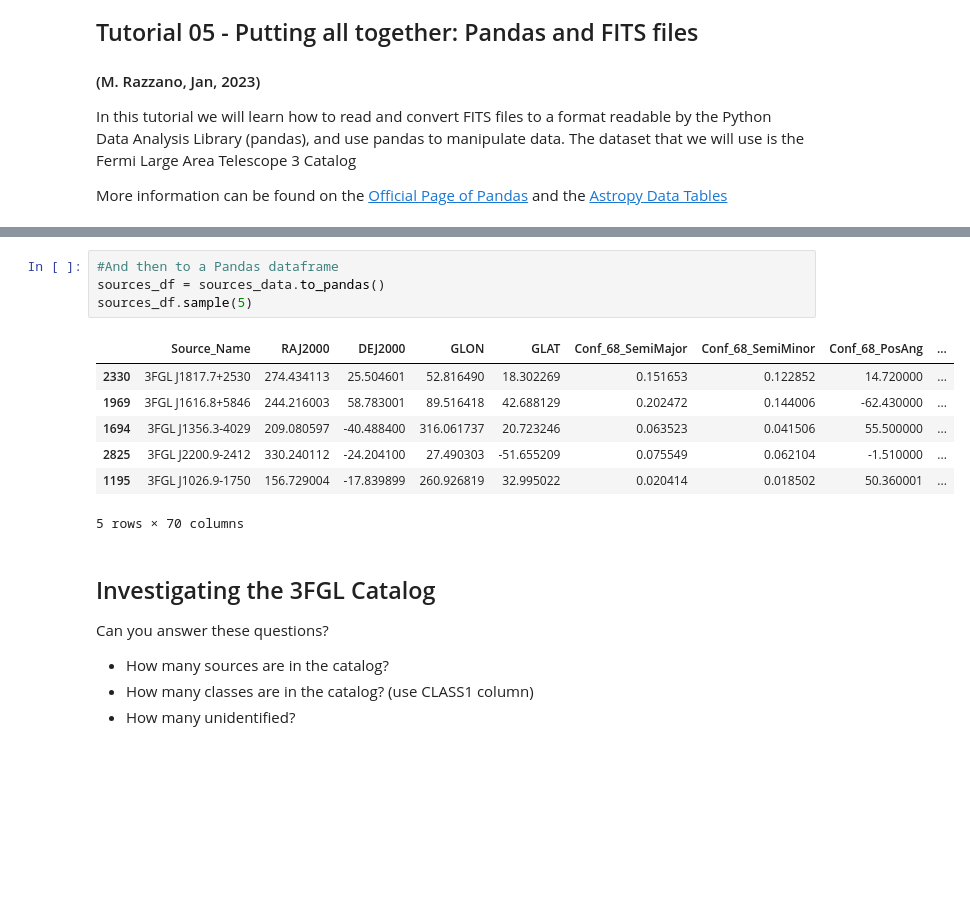
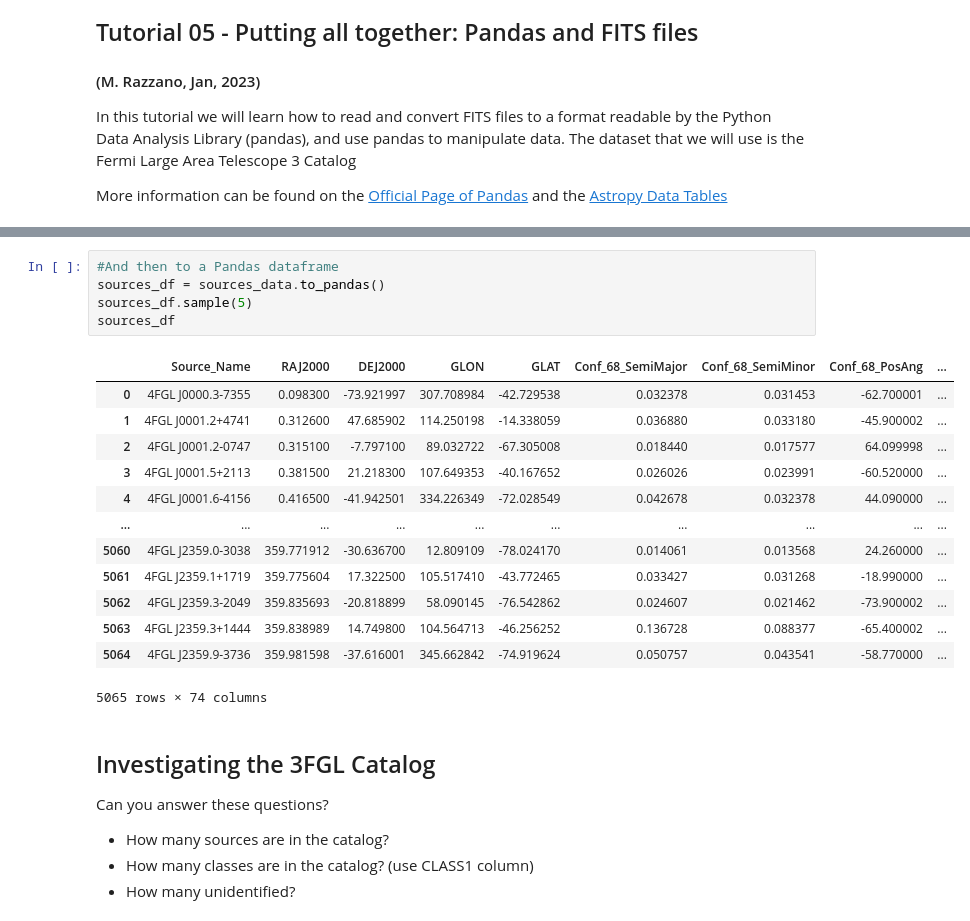
Before and after one commit to hussainkitagawa/homework-02---data-manipulation-with-pandas-hussainkitagawa, a Jupyter notebook: tutorials/tutorial05-pandas-fits.ipynb, the cells around one changed output, grey strips where cells are left out. Cells and saved outputs as stored; diff of their text form; blank space fills up the shorter version.

```diff
--- a/tutorials/tutorial05-pandas-fits.ipynb
+++ b/tutorials/tutorial05-pandas-fits.ipynb
@@ -143,15 +149,22 @@ Removing Unc_Flux10000_100000
 # %%
 #And then to a Pandas dataframe
 sources_df = sources_data.to_pandas()
 sources_df.sample(5)
+sources_df
 # %% [output]
 |  | Source_Name | RAJ2000 | DEJ2000 | GLON | GLAT | Conf_68_SemiMajor | Conf_68_SemiMinor | Conf_68_PosAng | ... |
-| 2330 | 3FGL J1817.7+2530 | 274.434113 | 25.504601 | 52.816490 | 18.302269 | 0.151653 | 0.122852 | 14.720000 | ... |
-| 1969 | 3FGL J1616.8+5846 | 244.216003 | 58.783001 | 89.516418 | 42.688129 | 0.202472 | 0.144006 | -62.430000 | ... |
-| 1694 | 3FGL J1356.3-4029 | 209.080597 | -40.488400 | 316.061737 | 20.723246 | 0.063523 | 0.041506 | 55.500000 | ... |
-| 2825 | 3FGL J2200.9-2412 | 330.240112 | -24.204100 | 27.490303 | -51.655209 | 0.075549 | 0.062104 | -1.510000 | ... |
-| 1195 | 3FGL J1026.9-1750 | 156.729004 | -17.839899 | 260.926819 | 32.995022 | 0.020414 | 0.018502 | 50.360001 | ... |
+| 0 | 4FGL J0000.3-7355 | 0.098300 | -73.921997 | 307.708984 | -42.729538 | 0.032378 | 0.031453 | -62.700001 | ... |
+| 1 | 4FGL J0001.2+4741 | 0.312600 | 47.685902 | 114.250198 | -14.338059 | 0.036880 | 0.033180 | -45.900002 | ... |
+| 2 | 4FGL J0001.2-0747 | 0.315100 | -7.797100 | 89.032722 | -67.305008 | 0.018440 | 0.017577 | 64.099998 | ... |
+| 3 | 4FGL J0001.5+2113 | 0.381500 | 21.218300 | 107.649353 | -40.167652 | 0.026026 | 0.023991 | -60.520000 | ... |
+| 4 | 4FGL J0001.6-4156 | 0.416500 | -41.942501 | 334.226349 | -72.028549 | 0.042678 | 0.032378 | 44.090000 | ... |
+| ... | ... | ... | ... | ... | ... | ... | ... | ... | ... |
+| 5060 | 4FGL J2359.0-3038 | 359.771912 | -30.636700 | 12.809109 | -78.024170 | 0.014061 | 0.013568 | 24.260000 | ... |
+| 5061 | 4FGL J2359.1+1719 | 359.775604 | 17.322500 | 105.517410 | -43.772465 | 0.033427 | 0.031268 | -18.990000 | ... |
+| 5062 | 4FGL J2359.3-2049 | 359.835693 | -20.818899 | 58.090145 | -76.542862 | 0.024607 | 0.021462 | -73.900002 | ... |
+| 5063 | 4FGL J2359.3+1444 | 359.838989 | 14.749800 | 104.564713 | -46.256252 | 0.136728 | 0.088377 | -65.400002 | ... |
+| 5064 | 4FGL J2359.9-3736 | 359.981598 | -37.616001 | 345.662842 | -74.919624 | 0.050757 | 0.043541 | -58.770000 | ... |
-5 rows × 70 columns
+5065 rows × 74 columns
 # %% [markdown]
 <h2>Investigating the 3FGL Catalog</h2>
 
```
Also changed, not shown: parts of 12 cells of this notebook, 19 other files.
